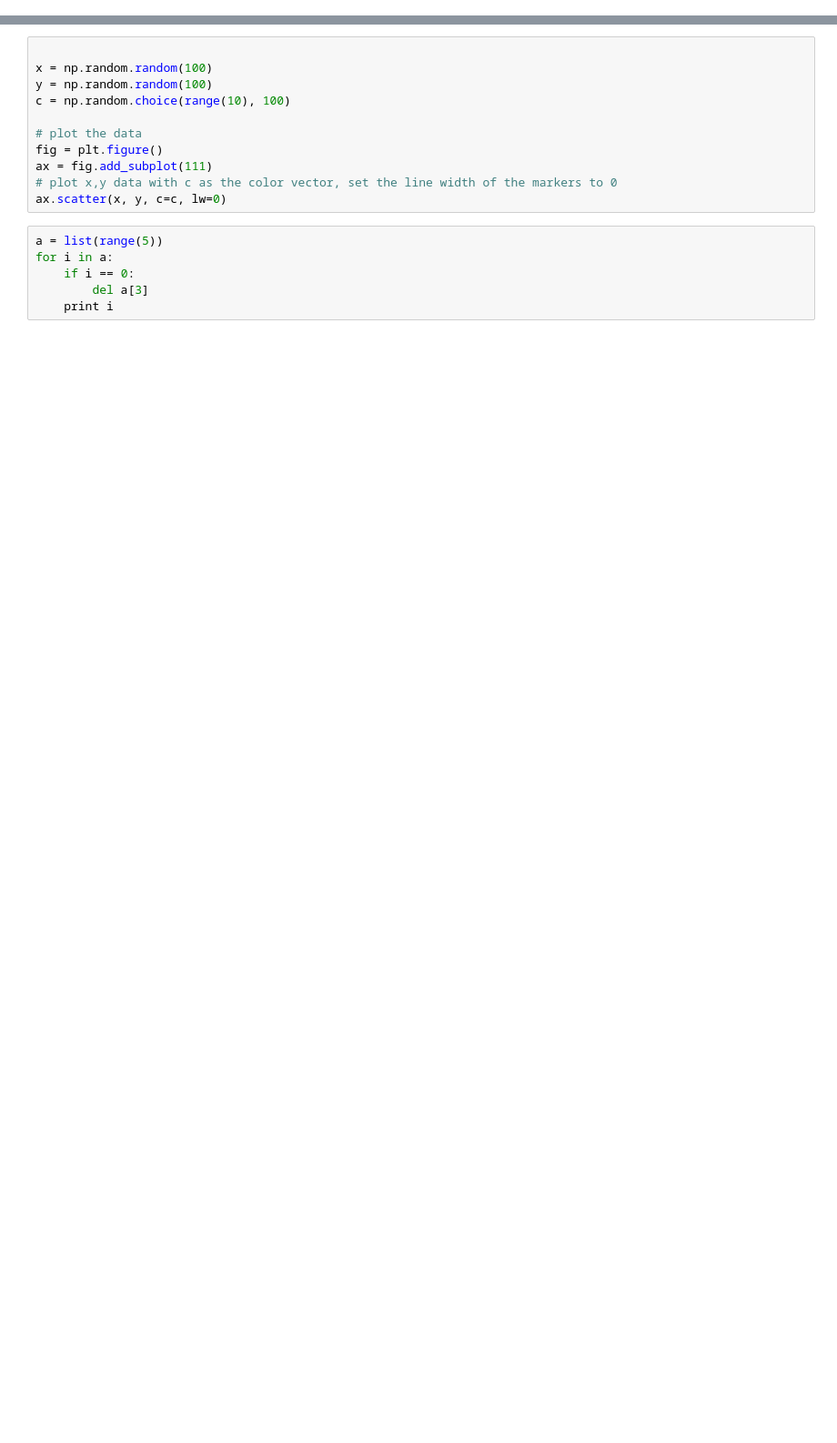
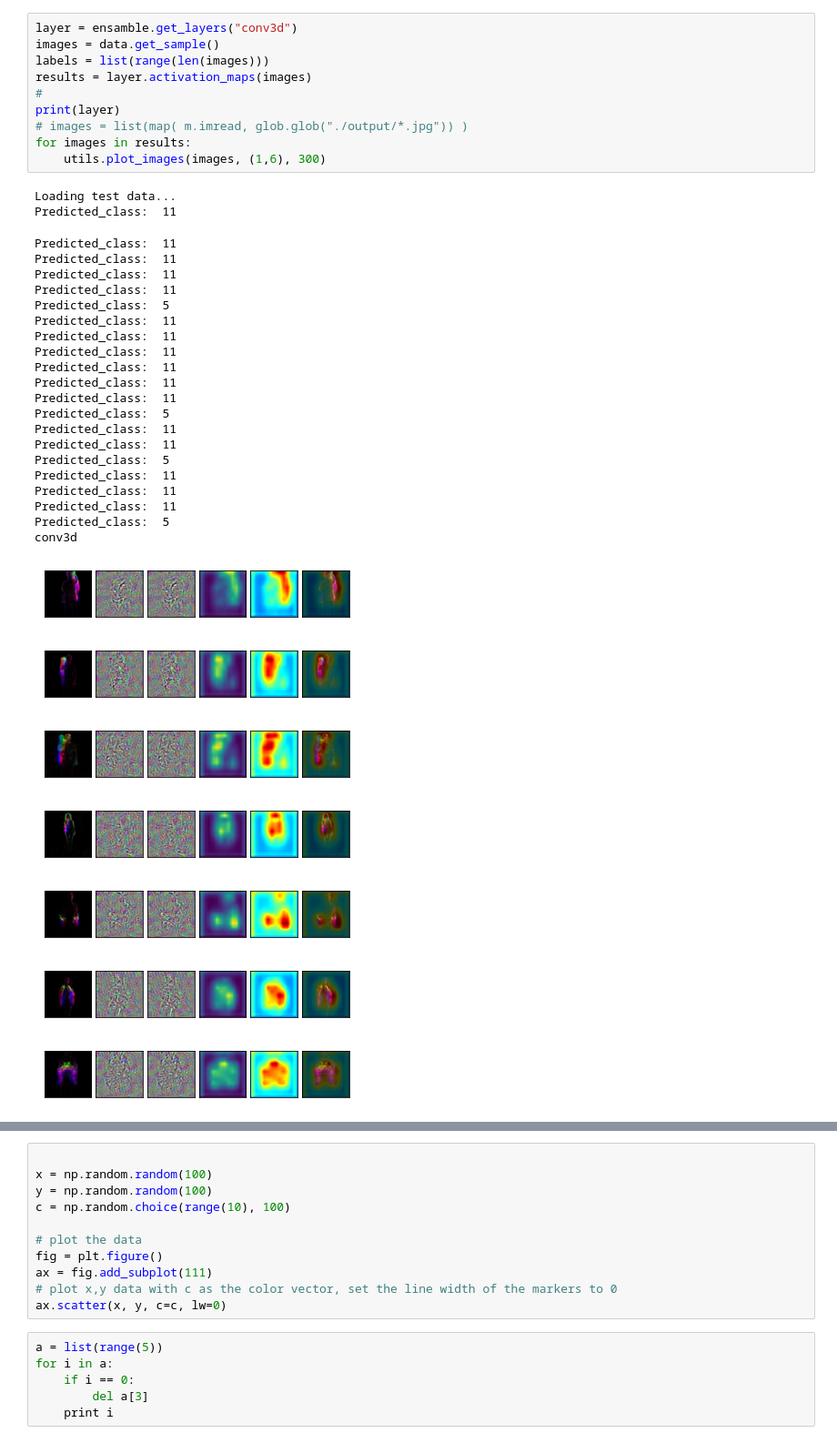
Before and after one commit to clebeson/Deep_Learning, a Jupyter notebook: main.ipynb, the cells around one changed output, grey strips where cells are left out. Shown: that part at 91% size. Cells and saved outputs as stored; diff of their text form; blank space fills up the shorter version.

```diff
--- a/main.ipynb
+++ b/main.ipynb
@@ -74,0 +96,40 @@ utils.plot_images(images, (4,8))
+# %%
+layer = ensamble.get_layers("conv3d")
+images = data.get_sample()
+labels = list(range(len(images)))
+results = layer.activation_maps(images)
+#
+print(layer)
+# images = list(map( m.imread, glob.glob("./output/*.jpg")) )
+for images in results:
+    utils.plot_images(images, (1,6), 300)
+# %% [output]
+Loading test data...
+Predicted_class:  11
+Predicted_class:  11
+Predicted_class:  11
+Predicted_class:  11
+Predicted_class:  11
+Predicted_class:  5
+Predicted_class:  11
+Predicted_class:  11
+Predicted_class:  11
+Predicted_class:  11
+Predicted_class:  11
+Predicted_class:  11
+Predicted_class:  5
+Predicted_class:  11
+Predicted_class:  11
+Predicted_class:  5
+Predicted_class:  11
+Predicted_class:  11
+Predicted_class:  11
+Predicted_class:  5
+conv3d
+[figure, added]
+[figure, added]
+[figure, added]
+[figure, added]
+[figure, added]
+[figure, added]
+[figure, added]
```
Also changed, not shown: parts of 10 cells of this notebook, 22 other files.
